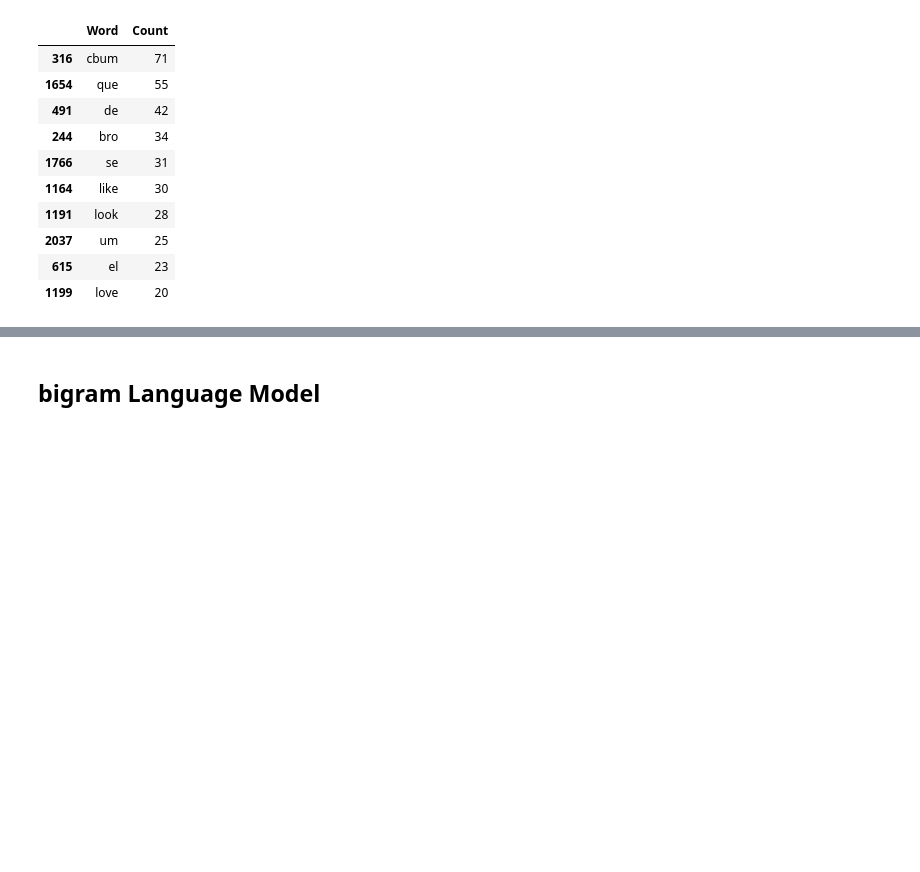
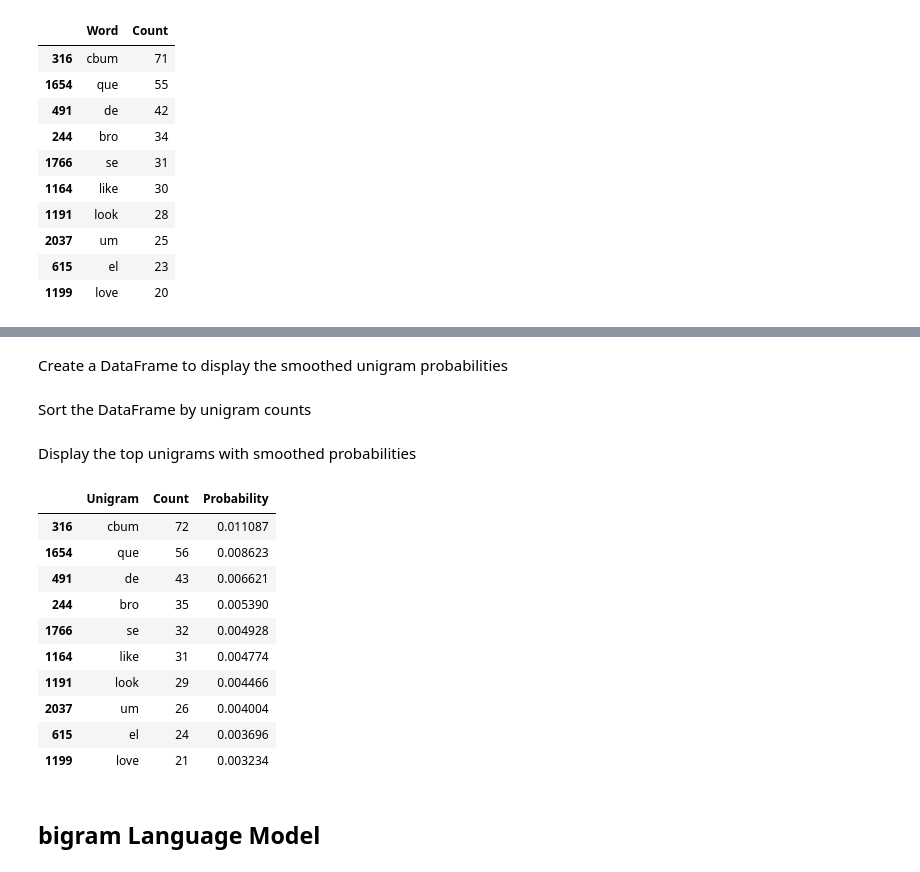
Before and after one commit to MohamadrezaKhalvati/natural-langauge-programming, a Jupyter notebook: Project/Q2/q2.ipynb, the cells around one changed output, grey strips where cells are left out. Drawn from its saved outputs; the diff is of its cells as text; code cells hidden in the pictures; blank space fills up the shorter version.

```diff
--- a/Project/Q2/q2.ipynb
+++ b/Project/Q2/q2.ipynb
@@ -146,0 +155,4 @@ unigram_data.head(10)
+# %%
+total_features = len(feature_names)
+smoothed_counts = unigram_counts + 1
+total_tokens = smoothed_counts.sum()
@@ -147,3 +161,35 @@ unigram_data.head(10)
+# %%
+smoothed_probabilities = smoothed_counts / total_tokens
+# %% [markdown]
+Create a DataFrame to display the smoothed unigram probabilities
+# %%
+smoothed_unigram_model = pd.DataFrame(
+    {
+        "Unigram": feature_names,
+        "Count": smoothed_counts.A1,
+        "Probability": smoothed_probabilities.A1,
+    }
+)
+# %% [markdown]
+Sort the DataFrame by unigram counts
+# %%
+smoothed_unigram_model = smoothed_unigram_model.sort_values(by="Count", ascending=False)
+# %% [markdown]
+Display the top unigrams with smoothed probabilities
+# %%
+smoothed_unigram_model.head(10)
+# %% [output]
+|  | Unigram | Count | Probability |
+| 316 | cbum | 72 | 0.011087 |
+| 1654 | que | 56 | 0.008623 |
+| 491 | de | 43 | 0.006621 |
+| 244 | bro | 35 | 0.005390 |
+| 1766 | se | 32 | 0.004928 |
+| 1164 | like | 31 | 0.004774 |
+| 1191 | look | 29 | 0.004466 |
+| 2037 | um | 26 | 0.004004 |
+| 615 | el | 24 | 0.003696 |
+| 1199 | love | 21 | 0.003234 |
 # %% [markdown]
 ## bigram Language Model
 # %% [markdown]
```
Also changed, not shown: parts of 39 cells of this notebook.
